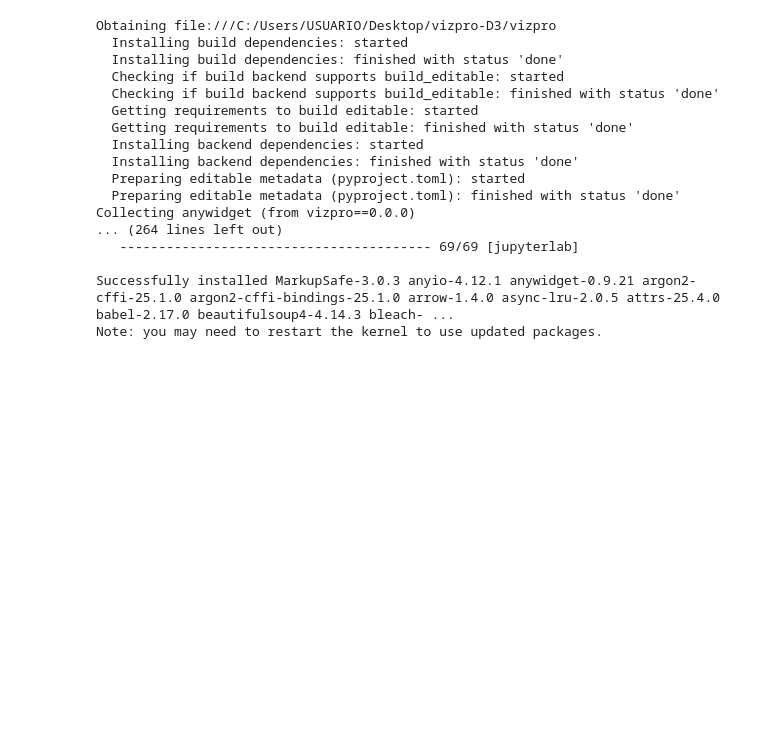
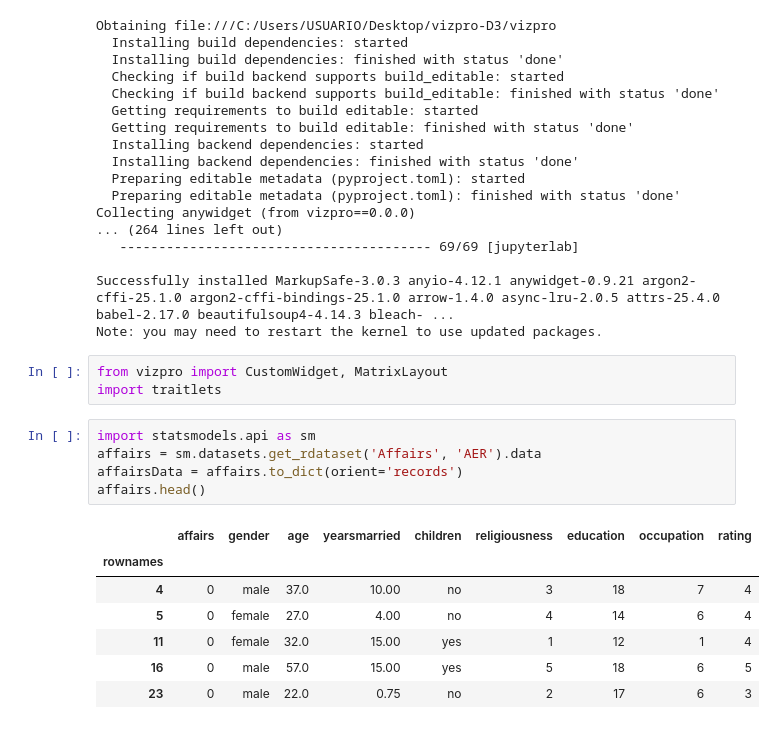
Before and after one commit to MatiasMaravi/D3Bridge, a Jupyter notebook: vizpro/example.ipynb, the cells around one changed output. Drawn from its saved outputs; the diff is of its cells as text; blank space fills up the shorter version.

```diff
--- a/vizpro/example.ipynb
+++ b/vizpro/example.ipynb
@@ -24,3 +24,19 @@ Collecting anywidget (from vizpro==0.0.0)
 
 Successfully installed MarkupSafe-3.0.3 anyio-4.12.1 anywidget-0.9.21 argon2-cffi-25.1.0 argon2-cffi-bindings-25.1.0 arrow-1.4.0 async-lru-2.0.5 attrs-25.4.0 babel-2.17.0 beautifulsoup4-4.14.3 bleach- ...
 Note: you may need to restart the kernel to use updated packages.
+# %%
+from vizpro import CustomWidget, MatrixLayout
+import traitlets
+# %%
+import statsmodels.api as sm
+affairs = sm.datasets.get_rdataset('Affairs', 'AER').data
+affairsData = affairs.to_dict(orient='records')
+affairs.head()
+# %% [output]
+|  | affairs | gender | age | yearsmarried | children | religiousness | education | occupation | rating |
+| rownames |  |  |  |  |  |  |  |  |  |
+| 4 | 0 | male | 37.0 | 10.00 | no | 3 | 18 | 7 | 4 |
+| 5 | 0 | female | 27.0 | 4.00 | no | 4 | 14 | 6 | 4 |
+| 11 | 0 | female | 32.0 | 15.00 | yes | 1 | 12 | 1 | 4 |
+| 16 | 0 | male | 57.0 | 15.00 | yes | 5 | 18 | 6 | 5 |
+| 23 | 0 | male | 22.0 | 0.75 | no | 2 | 17 | 6 | 3 |
```
Also changed, not shown: parts of 14 cells of this notebook, 17 other files.
